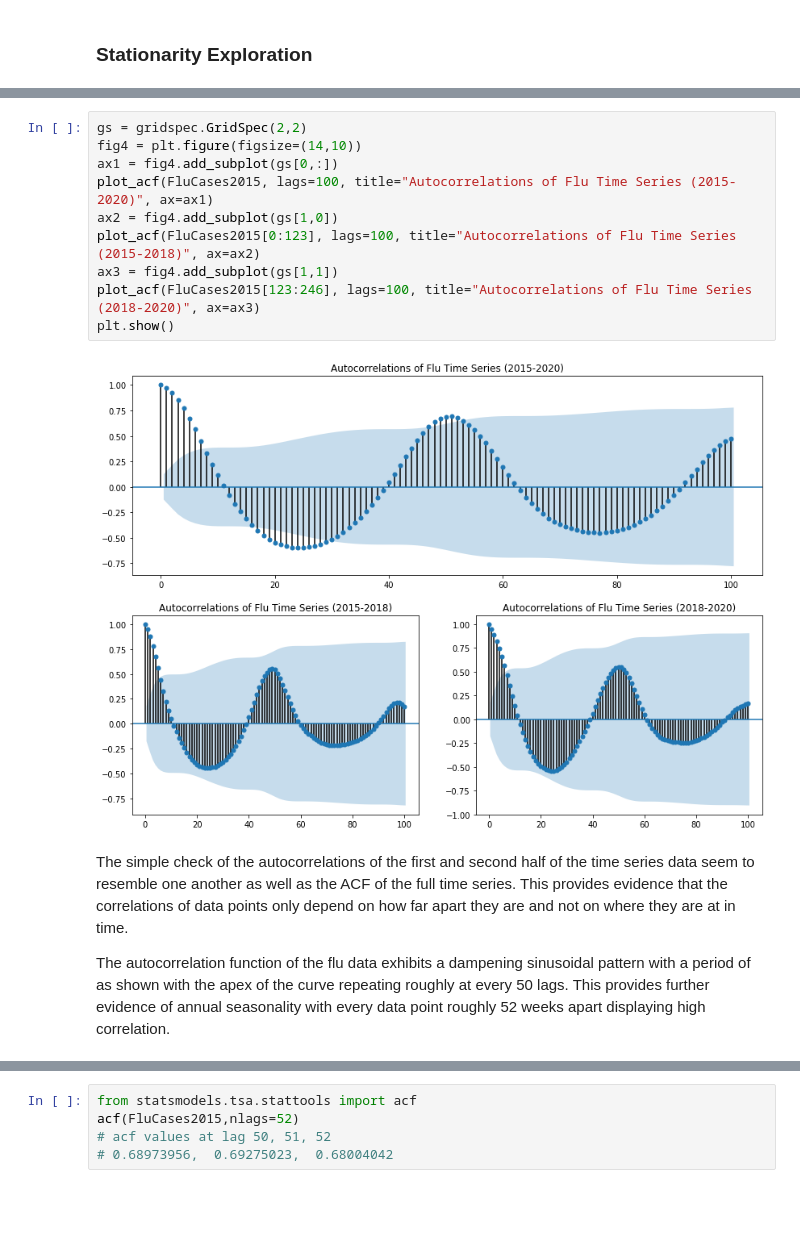
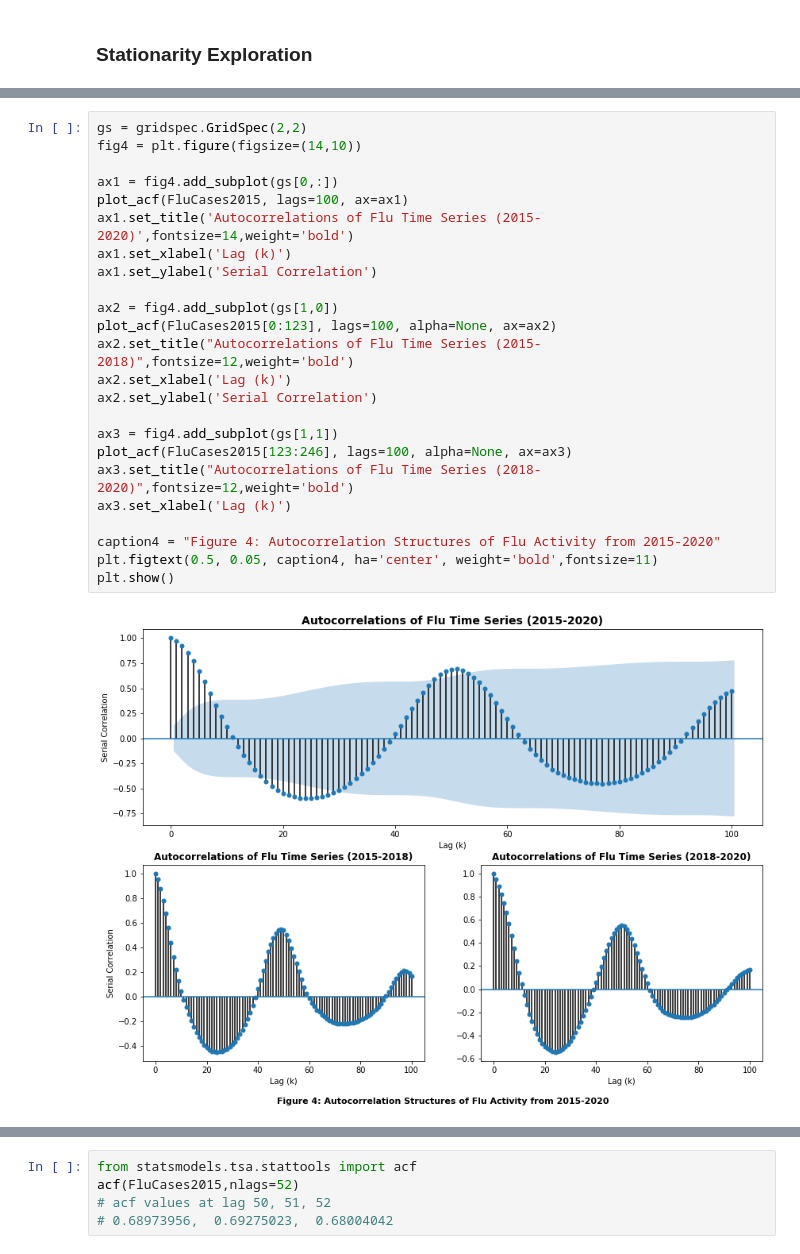
Before and after one commit to mjwolfe91/QTW-CaseStudy4, a Jupyter notebook: FluForecasts.ipynb, the cells around one changed output, grey strips where cells are left out. Drawn from its saved outputs; the diff is of its cells as text; blank space fills up the shorter version.

```diff
--- a/FluForecasts.ipynb
+++ b/FluForecasts.ipynb
@@ -117,16 +120,26 @@ Assessing the constant variance assumption over time, the peaks all appear to be
 # %%
 gs = gridspec.GridSpec(2,2)
 fig4 = plt.figure(figsize=(14,10))
+
 ax1 = fig4.add_subplot(gs[0,:])
-plot_acf(FluCases2015, lags=100, title="Autocorrelations of Flu Time Series (2015-2020)", ax=ax1)
+plot_acf(FluCases2015, lags=100, ax=ax1)
+ax1.set_title('Autocorrelations of Flu Time Series (2015-2020)',fontsize=14,weight='bold')
+ax1.set_xlabel('Lag (k)')
+ax1.set_ylabel('Serial Correlation')
+
 ax2 = fig4.add_subplot(gs[1,0])
-plot_acf(FluCases2015[0:123], lags=100, title="Autocorrelations of Flu Time Series (2015-2018)", ax=ax2)
+plot_acf(FluCases2015[0:123], lags=100, alpha=None, ax=ax2)
+ax2.set_title("Autocorrelations of Flu Time Series (2015-2018)",fontsize=12,weight='bold')
+ax2.set_xlabel('Lag (k)')
+ax2.set_ylabel('Serial Correlation')
+
 ax3 = fig4.add_subplot(gs[1,1])
-plot_acf(FluCases2015[123:246], lags=100, title="Autocorrelations of Flu Time Series (2018-2020)", ax=ax3)
+plot_acf(FluCases2015[123:246], lags=100, alpha=None, ax=ax3)
+ax3.set_title("Autocorrelations of Flu Time Series (2018-2020)",fontsize=12,weight='bold')
+ax3.set_xlabel('Lag (k)')
+
+caption4 = "Figure 4: Autocorrelation Structures of Flu Activity from 2015-2020"
+plt.figtext(0.5, 0.05, caption4, ha='center', weight='bold',fontsize=11)
 plt.show()
 # %% [output]
-[figure, old version]
+[figure, new version]
-# %% [markdown]
-The simple check of the autocorrelations of the first and second half of the time series data seem to resemble one another as well as the ACF of the full time series. This provides evidence that the correlations of data points only depend on how far apart they are and not on where they are at in time.
-
-The autocorrelation function of the flu data exhibits a dampening sinusoidal pattern with a period of as shown with the apex of the curve repeating roughly at every 50 lags. This provides further evidence of annual seasonality with every data point roughly 52 weeks apart displaying high correlation.
```
Also changed, not shown: parts of 14 cells of this notebook.
